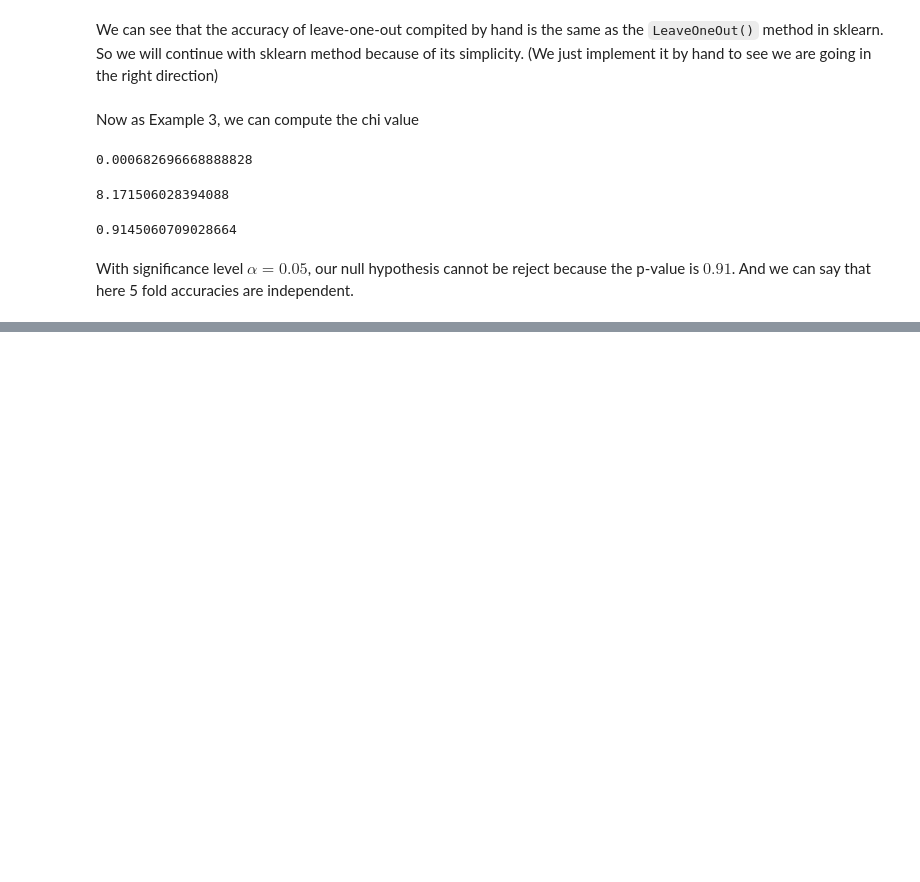
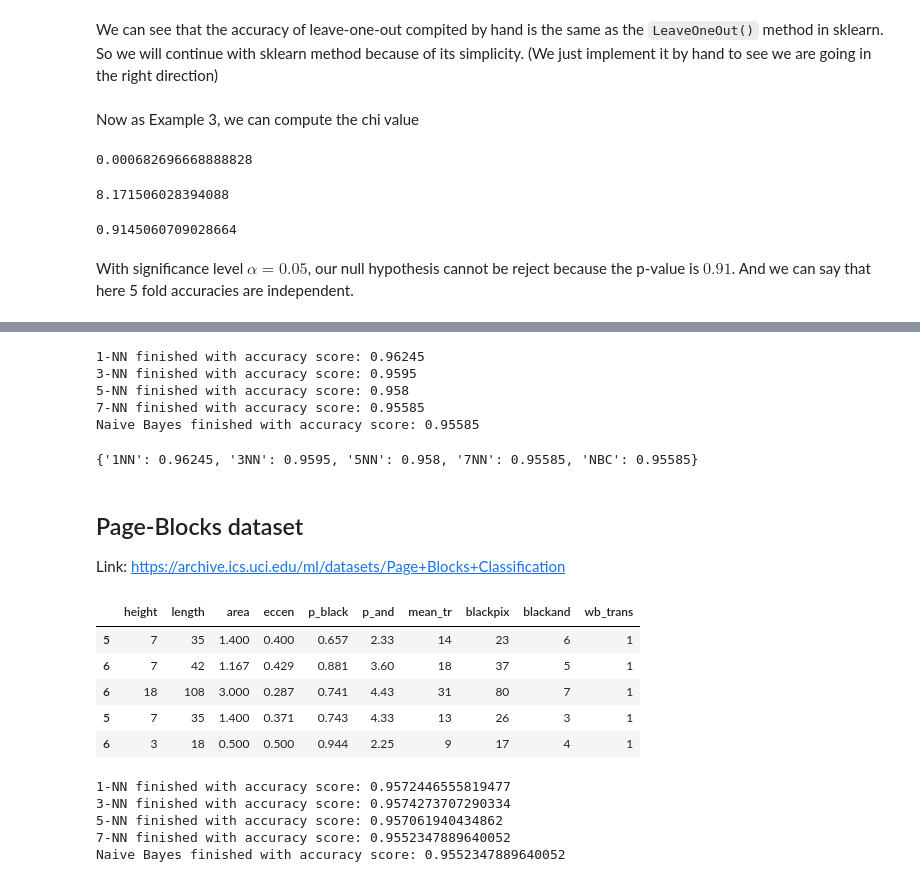
Before and after one commit to amindadgar/Dependency-Analysis-KFoldCrossValidation, a Jupyter notebook: main.ipynb, the cells around one changed output, grey strips where cells are left out. Drawn from its saved outputs; the diff is of its cells as text; code cells hidden in the pictures; blank space fills up the shorter version.

```diff
--- a/main.ipynb
+++ b/main.ipynb
@@ -347,0 +521,34 @@ With significance level $\alpha = 0.05$, our null hypothesis cannot be reject be
+# %%
+magic_gamma_FileName = 'results/LeaveOneOut_magic_gamma.txt'
+table2_results_magic_gamma = read_if_available_else_produce(ds_letter_reco_X,
+                                                            ds_letter_reco_Y,
+                                                            magic_gamma_FileName)
+# %% [output]
+1-NN finished with accuracy score: 0.96245
+3-NN finished with accuracy score: 0.9595
+5-NN finished with accuracy score: 0.958
+7-NN finished with accuracy score: 0.95585
+Naive Bayes finished with accuracy score: 0.95585
+# %%
+table2_results_magic_gamma
+# %% [output]
+{'1NN': 0.96245, '3NN': 0.9595, '5NN': 0.958, '7NN': 0.95585, 'NBC': 0.95585}
+# %% [markdown]
+## Page-Blocks dataset
+Link: https://archive.ics.uci.edu/ml/datasets/Page+Blocks+Classification
+# %%
+ds_page_blocks = pd.read_csv('Datasets/page-blocks/page-blocks.data',
+                             sep=' +',
+                             engine='python',
+                             names=['height', 'length', 'area', 'eccen',
+                                   'p_black', 'p_and', 'mean_tr', 'blackpix',
+                                   'blackand', 'wb_trans'])
+# %%
+ds_page_blocks.head()
+# %% [output]
+|  | height | length | area | eccen | p_black | p_and | mean_tr | blackpix | blackand | wb_trans |
+| 5 | 7 | 35 | 1.400 | 0.400 | 0.657 | 2.33 | 14 | 23 | 6 | 1 |
+| 6 | 7 | 42 | 1.167 | 0.429 | 0.881 | 3.60 | 18 | 37 | 5 | 1 |
+| 6 | 18 | 108 | 3.000 | 0.287 | 0.741 | 4.43 | 31 | 80 | 7 | 1 |
+| 5 | 7 | 35 | 1.400 | 0.371 | 0.743 | 4.33 | 13 | 26 | 3 | 1 |
+| 6 | 3 | 18 | 0.500 | 0.500 | 0.944 | 2.25 | 9 | 17 | 4 | 1 |
@@ -347,0 +558,11 @@ With significance level $\alpha = 0.05$, our null hypothesis cannot be reject be
+# %%
+page_blocks_FileName = 'results/LeaveOneOut_page_blocks.txt'
+table2_results_page_blocks = read_if_available_else_produce(ds_page_blocks_X,
+                                                            ds_page_blocks_Y,
+                                                            page_blocks_FileName)
+# %% [output]
+1-NN finished with accuracy score: 0.9572446555819477
+3-NN finished with accuracy score: 0.9574273707290334
+5-NN finished with accuracy score: 0.957061940434862
+7-NN finished with accuracy score: 0.9552347889640052
+Naive Bayes finished with accuracy score: 0.9552347889640052
```
Also changed, not shown: parts of 31 cells of this notebook, 6 other files.
